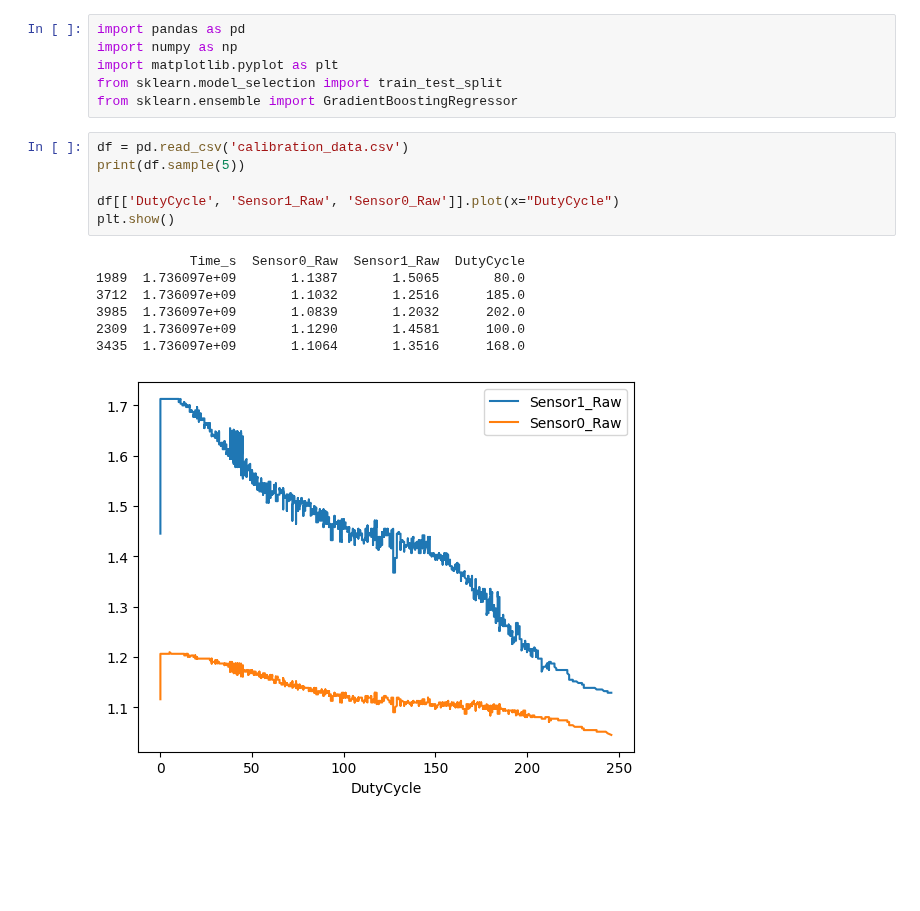
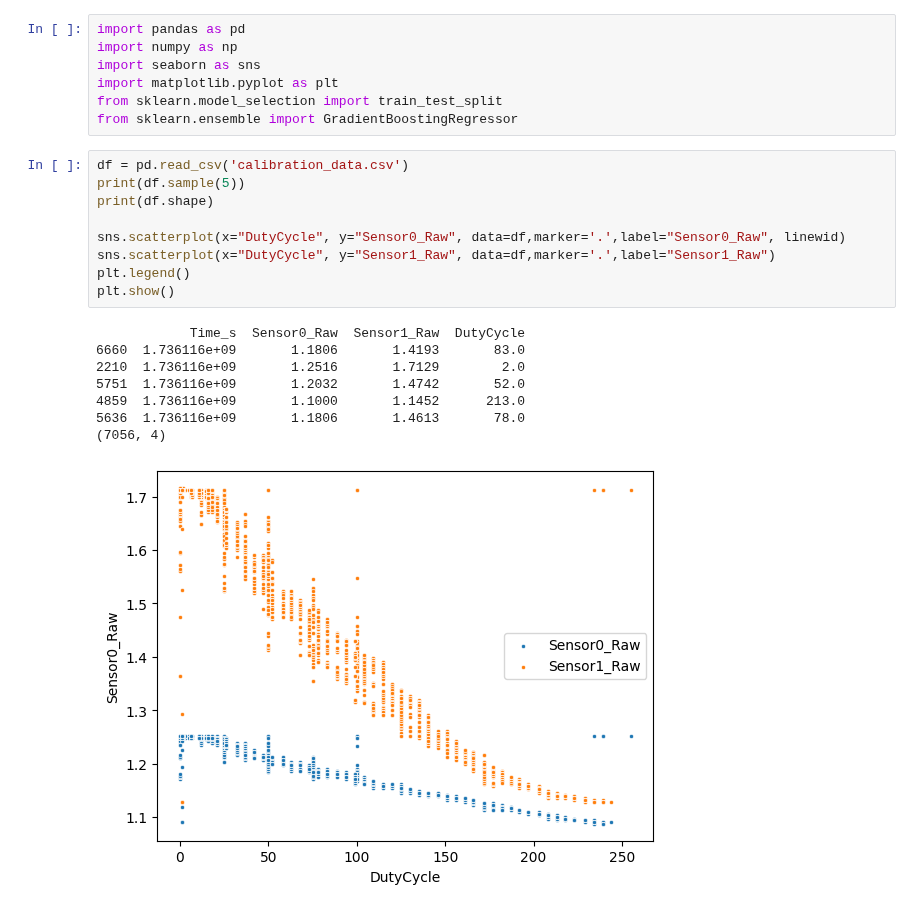
Before and after one commit to rcompton/ryancompton.net, a Jupyter notebook: assets/magnet/regression_fun.ipynb, the cells around one changed output. Saved outputs shown, nothing was run; the diff lists cells and outputs as text; blank space fills up the shorter version.

Commit message:
Robust training data collection

```diff
--- a/assets/magnet/regression_fun.ipynb
+++ b/assets/magnet/regression_fun.ipynb
@@ -1,23 +1,28 @@
 # %%
 import pandas as pd
 import numpy as np
+import seaborn as sns
 import matplotlib.pyplot as plt
 from sklearn.model_selection import train_test_split
 from sklearn.ensemble import GradientBoostingRegressor
 # %%
 df = pd.read_csv('calibration_data.csv')
 print(df.sample(5))
+print(df.shape)
 
-df[['DutyCycle', 'Sensor1_Raw', 'Sensor0_Raw']].plot(x="DutyCycle")
+sns.scatterplot(x="DutyCycle", y="Sensor0_Raw", data=df,marker='.',label="Sensor0_Raw", linewid)
+sns.scatterplot(x="DutyCycle", y="Sensor1_Raw", data=df,marker='.',label="Sensor1_Raw")
+plt.legend()
 plt.show()
 # %% [output]
             Time_s  Sensor0_Raw  Sensor1_Raw  DutyCycle
-1989  1.736097e+09       1.1387       1.5065       80.0
-3712  1.736097e+09       1.1032       1.2516      185.0
-3985  1.736097e+09       1.0839       1.2032      202.0
-2309  1.736097e+09       1.1290       1.4581      100.0
-3435  1.736097e+09       1.1064       1.3516      168.0
+6660  1.736116e+09       1.1806       1.4193       83.0
+2210  1.736116e+09       1.2516       1.7129        2.0
+5751  1.736116e+09       1.2032       1.4742       52.0
+4859  1.736116e+09       1.1000       1.1452      213.0
+5636  1.736116e+09       1.1806       1.4613       78.0
+(7056, 4)
-[figure, old version]
+[figure, new version]
 # %%
 X = np.array(df[['DutyCycle', 'Sensor1_Raw']])
 y = np.array(df['Sensor0_Raw']) # magnet and permanent magnet
```
Also changed, not shown: parts of 4 cells of this notebook, 2 other files.
